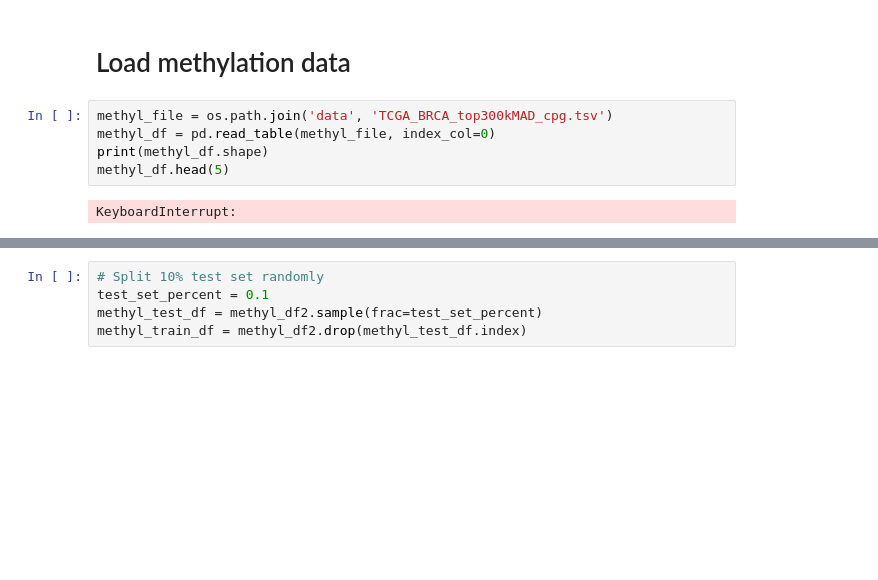
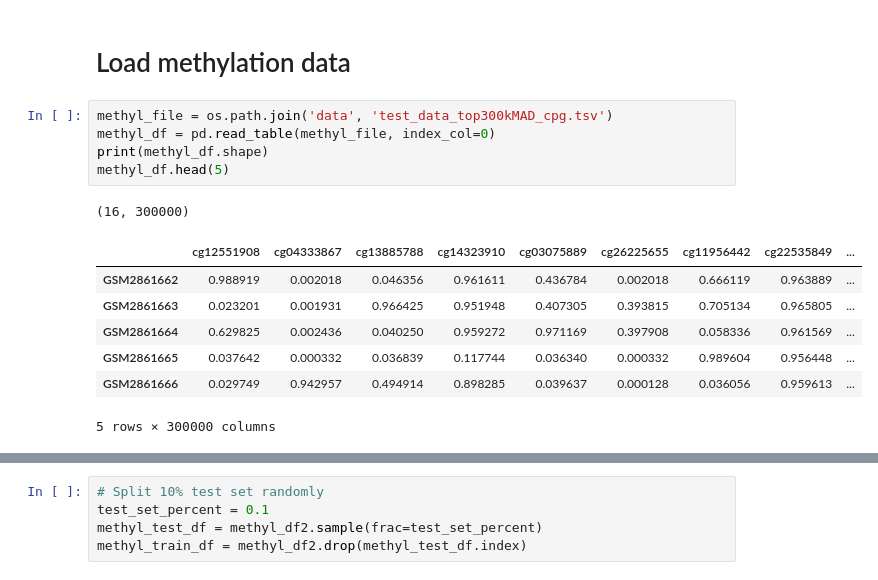
Before and after one commit to Christensen-Lab-Dartmouth/VAE_analysis, a Jupyter notebook: 2-Model_training.ipynb, the cells around one changed output, grey strips where cells are left out. Drawn from its saved outputs; the diff is of its cells as text; blank space fills up the shorter version.

```diff
--- a/2-Model_training.ipynb
+++ b/2-Model_training.ipynb
@@ -114,12 +114,19 @@ kappa = 1
 # %% [markdown]
 # Load methylation data
 # %%
-methyl_file = os.path.join('data', 'TCGA_BRCA_top300kMAD_cpg.tsv')
+methyl_file = os.path.join('data', 'test_data_top300kMAD_cpg.tsv')
 methyl_df = pd.read_table(methyl_file, index_col=0)
 print(methyl_df.shape)
 methyl_df.head(5)
 # %% [output]
-KeyboardInterrupt:
+(16, 300000)
+|  | cg12551908 | cg04333867 | cg13885788 | cg14323910 | cg03075889 | cg26225655 | cg11956442 | cg22535849 | ... |
+| GSM2861662 | 0.988919 | 0.002018 | 0.046356 | 0.961611 | 0.436784 | 0.002018 | 0.666119 | 0.963889 | ... |
+| GSM2861663 | 0.023201 | 0.001931 | 0.966425 | 0.951948 | 0.407305 | 0.393815 | 0.705134 | 0.965805 | ... |
+| GSM2861664 | 0.629825 | 0.002436 | 0.040250 | 0.959272 | 0.971169 | 0.397908 | 0.058336 | 0.961569 | ... |
+| GSM2861665 | 0.037642 | 0.000332 | 0.036839 | 0.117744 | 0.036340 | 0.000332 | 0.989604 | 0.956448 | ... |
+| GSM2861666 | 0.029749 | 0.942957 | 0.494914 | 0.898285 | 0.039637 | 0.000128 | 0.036056 | 0.959613 | ... |
+5 rows × 300000 columns
 # %%
 # Reduce the data size for model testing
 methyl_df2 = methyl_df.sample(original_dim, axis=1) # this is not correct when real training happens
```
Also changed, not shown: parts of 10 cells of this notebook, 6 other files.
